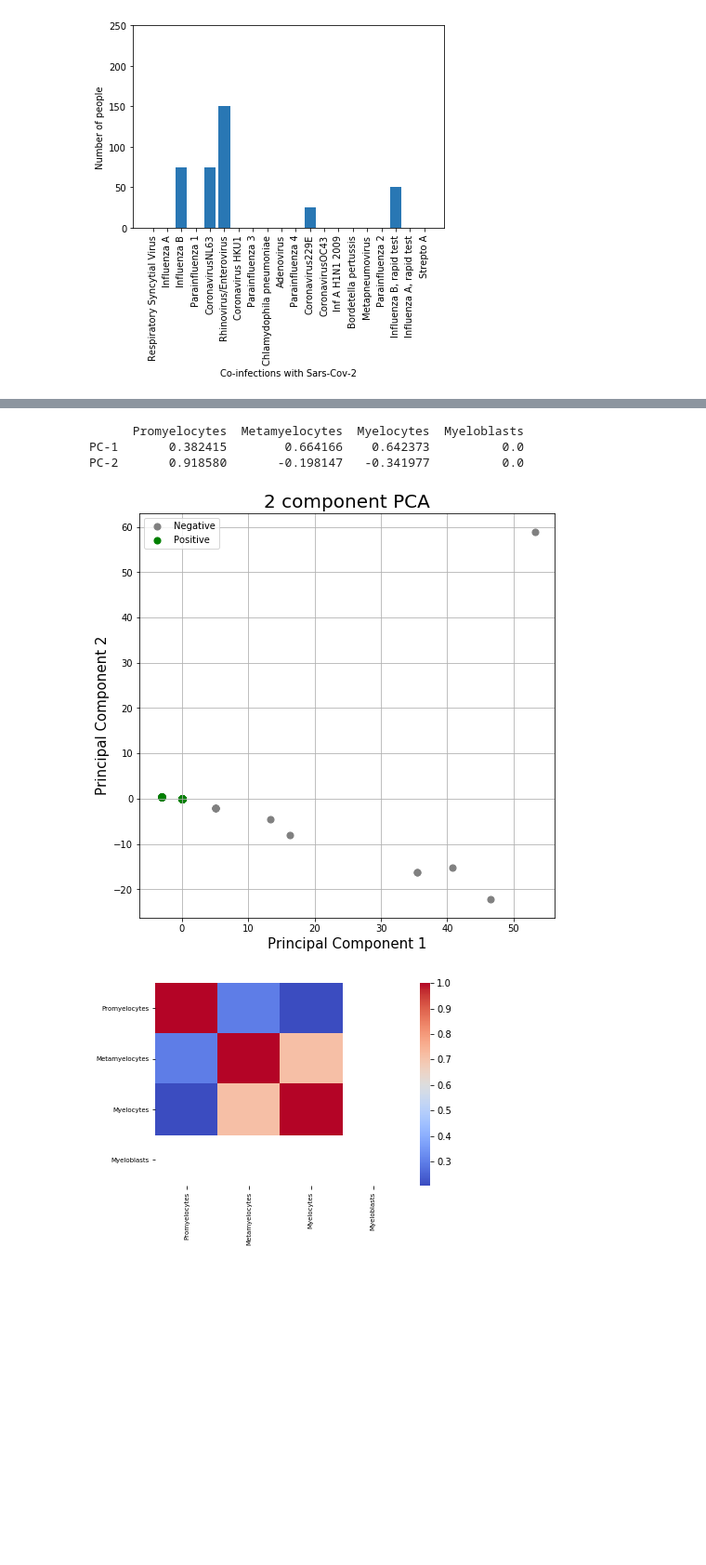
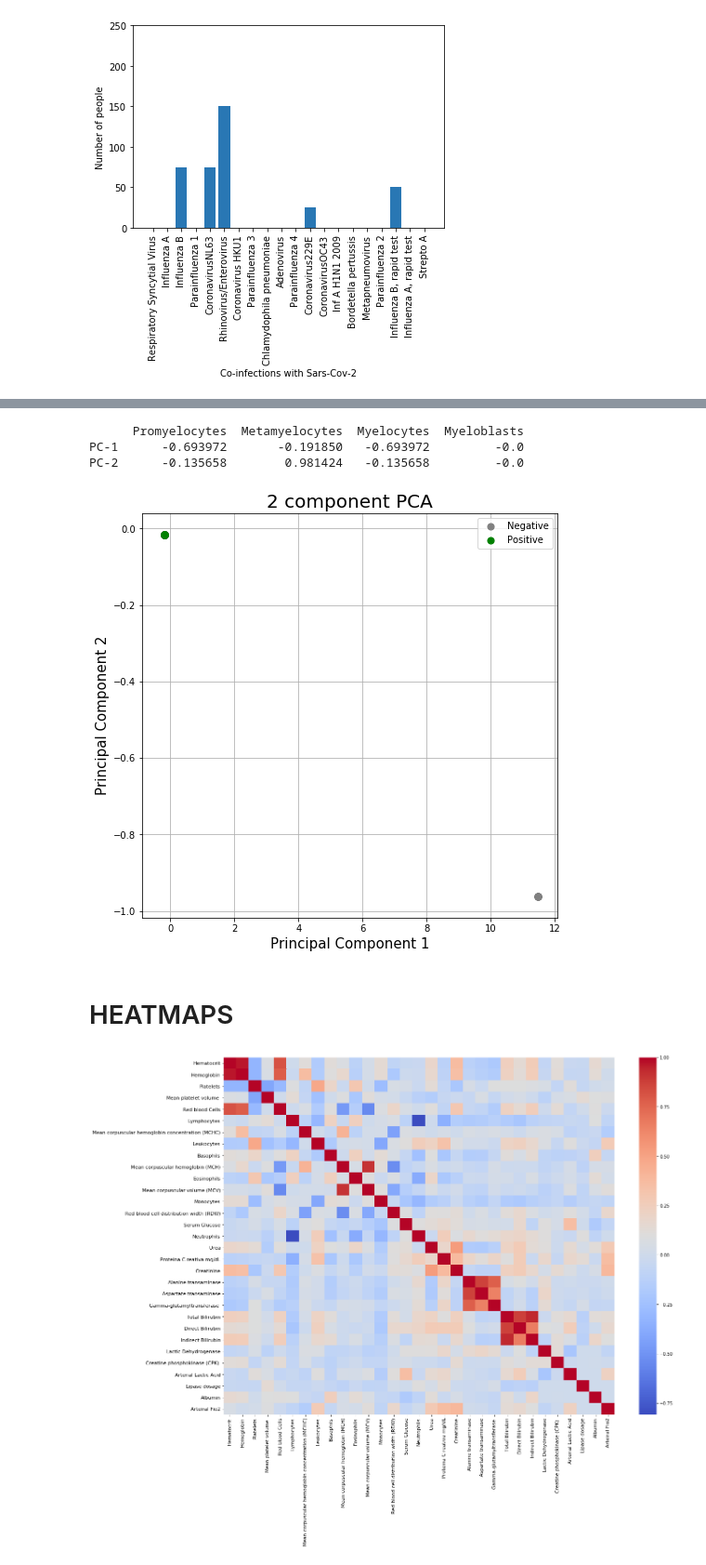
Before and after one commit to mauricioac/learning-algorithms, a Jupyter notebook: coco/index.ipynb, the cells around one changed output, grey strips where cells are left out. Shown at 93% size. Saved outputs shown, nothing was run; the diff lists cells and outputs as text; code cells hidden in the pictures; blank space fills up the shorter version.

Commit message:
Updating charts

```diff
--- a/coco/index.ipynb
+++ b/coco/index.ipynb
@@ -410,3 +439,12 @@ pd.read_sql_query("SELECT * FROM treatments t NATURAL JOIN positive_cases AS e W
+# %%
+# print(database.groupby('SARS-Cov-2 exam result').size())
+training_database = pd.concat([database[database["SARS-Cov-2 exam result"] == 1].head(500), database[database["SARS-Cov-2 exam result"] == 0].head(500)])
+positive_count = training_database.shape[0]
+testing_size = positive_count - 500
+
+testing_database = pd.concat([database[database["SARS-Cov-2 exam result"] == 1].tail(testing_size), database[database["SARS-Cov-2 exam result"] == 0].tail(testing_size)])
+
+# print(testing_database)
 # %% [markdown]
 # PCA
 # %%
@@ -643,7 +657,7 @@ categories = {
   ]
 }
 # %%
-dataset = pd.read_csv('data/dataset.csv')
+dataset = training_database
 db_infections = dataset[categories["infections"]]
 db_infections.replace([np.nan, 'NaN', "negative", "not_detected"], 0, inplace=True)
 db_infections.replace(["positive", "detected"], 1, inplace=True)
@@ -962,7 +976,7 @@ ax.set_xlabel('Principal Component 1', fontsize = 15)
 ax.set_ylabel('Principal Component 2', fontsize = 15)
 ax.set_title('2 component PCA', fontsize = 20)
 
-targets = ['negative', 'positive']
+targets = [0,1]
 colors = ['grey', 'g']
 
 for target, color in zip(targets,colors):
@@ -976,6 +990,6 @@ ax.legend(['Negative', 'Positive'])
 ax.grid()
 # %% [output]
       Promyelocytes  Metamyelocytes  Myelocytes  Myeloblasts
-PC-1       0.382415        0.664166    0.642373          0.0
-PC-2       0.918580       -0.198147   -0.341977          0.0
+PC-1      -0.693972       -0.191850   -0.693972         -0.0
+PC-2      -0.135658        0.981424   -0.135658         -0.0
-[figure, old version]
+[figure, new version]
@@ -984,7 +996,13 @@ PC-2       0.918580       -0.198147   -0.341977          0.0
+# %% [markdown]
+# HEATMAPS
 # %%
+values_db = db_blood.drop(columns=['Patient age quantile', 'Patient addmited to regular ward (1=yes, 0=no)',
+       'Patient addmited to semi-intensive unit (1=yes, 0=no)',
+       'Patient addmited to intensive care unit (1=yes, 0=no)', 'SARS-Cov-2 exam result'])
+plt.subplots(figsize=(20,15))
 s=sns.heatmap(values_db.corr(),cmap='coolwarm')
-s.set_yticklabels(s.get_yticklabels(),rotation=0,fontsize=7)
-s.set_xticklabels(s.get_xticklabels(),rotation=90,fontsize=7)
+s.set_yticklabels(s.get_yticklabels(),rotation=0,fontsize=11)
+s.set_xticklabels(s.get_xticklabels(),rotation=90,fontsize=11)
 plt.show()
 # %% [output]
-[figure, old version]
+[figure, new version]
```
Also changed, not shown: parts of 13 cells of this notebook.
